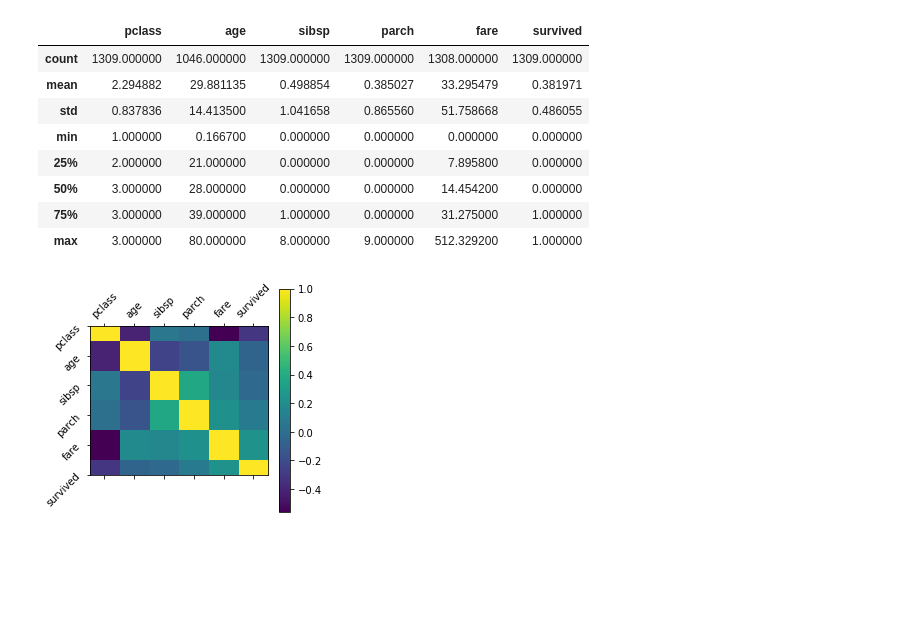
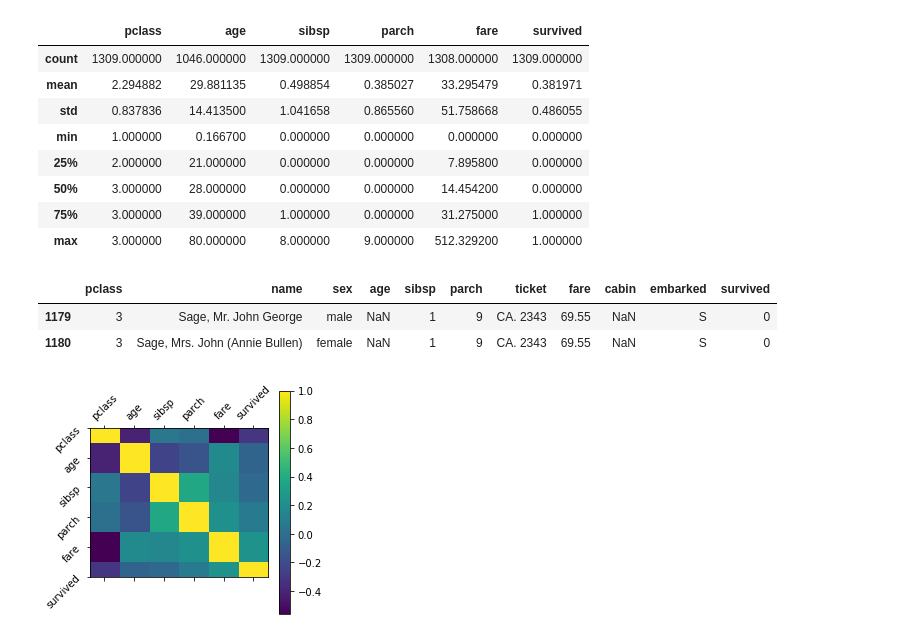
Before and after one commit to avinash-mishra/dsl, a Jupyter notebook: src/notebooks/04_Pandas.ipynb, the cells around one changed output. Cells and saved outputs as stored; diff of their text form; code cells hidden in the pictures; blank space fills up the shorter version.

```diff
--- a/src/notebooks/04_Pandas.ipynb
+++ b/src/notebooks/04_Pandas.ipynb
@@ -78,6 +127,13 @@ df.describe()
 | 50% | 3.000000 | 28.000000 | 0.000000 | 0.000000 | 14.454200 | 0.000000 |
 | 75% | 3.000000 | 39.000000 | 1.000000 | 0.000000 | 31.275000 | 1.000000 |
 | max | 3.000000 | 80.000000 | 8.000000 | 9.000000 | 512.329200 | 1.000000 |
+# %%
+# select * from df where parch =9
+df[df.parch ==9]
+# %% [output]
+|  | pclass | name | sex | age | sibsp | parch | ticket | fare | cabin | embarked | survived |
+| 1179 | 3 | Sage, Mr. John George | male | NaN | 1 | 9 | CA. 2343 | 69.55 | NaN | S | 0 |
+| 1180 | 3 | Sage, Mrs. John (Annie Bullen) | female | NaN | 1 | 9 | CA. 2343 | 69.55 | NaN | S | 0 |
 # %%
 # Correlation matrix
 plt.matshow(df.corr())
```
Also changed, not shown: parts of 8 cells of this notebook.
